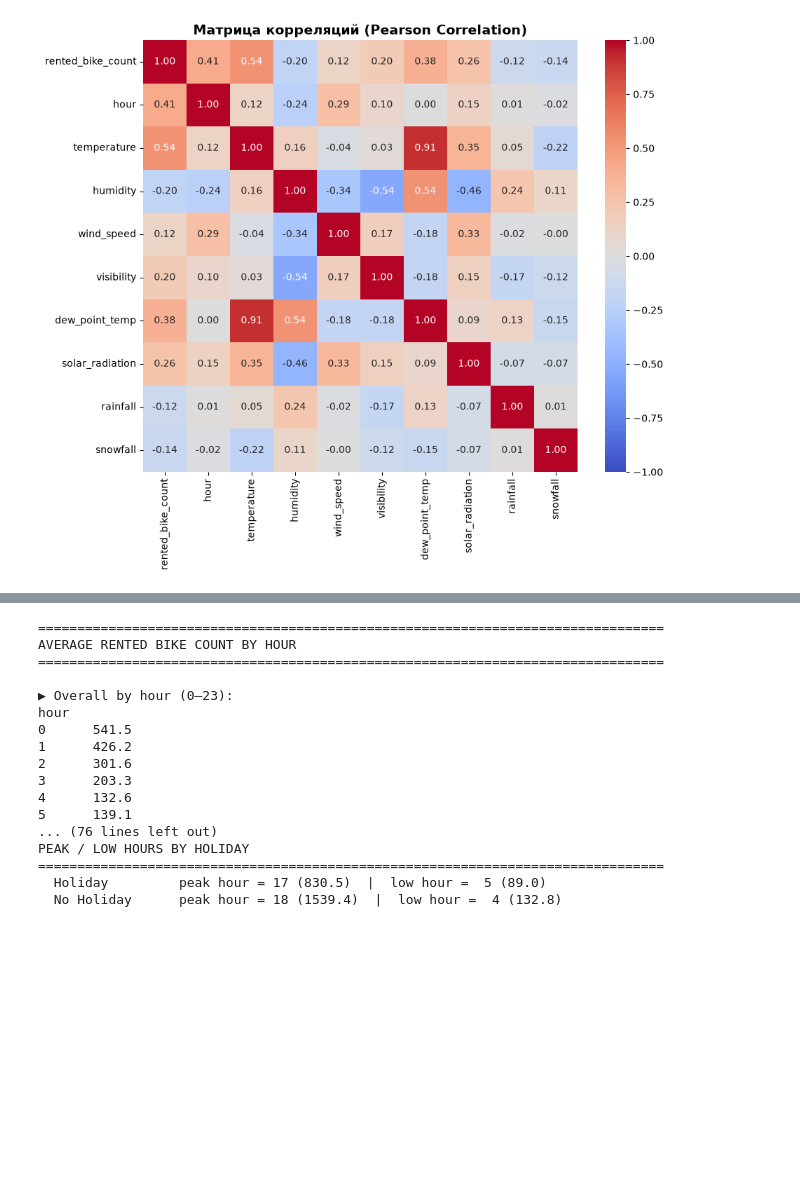
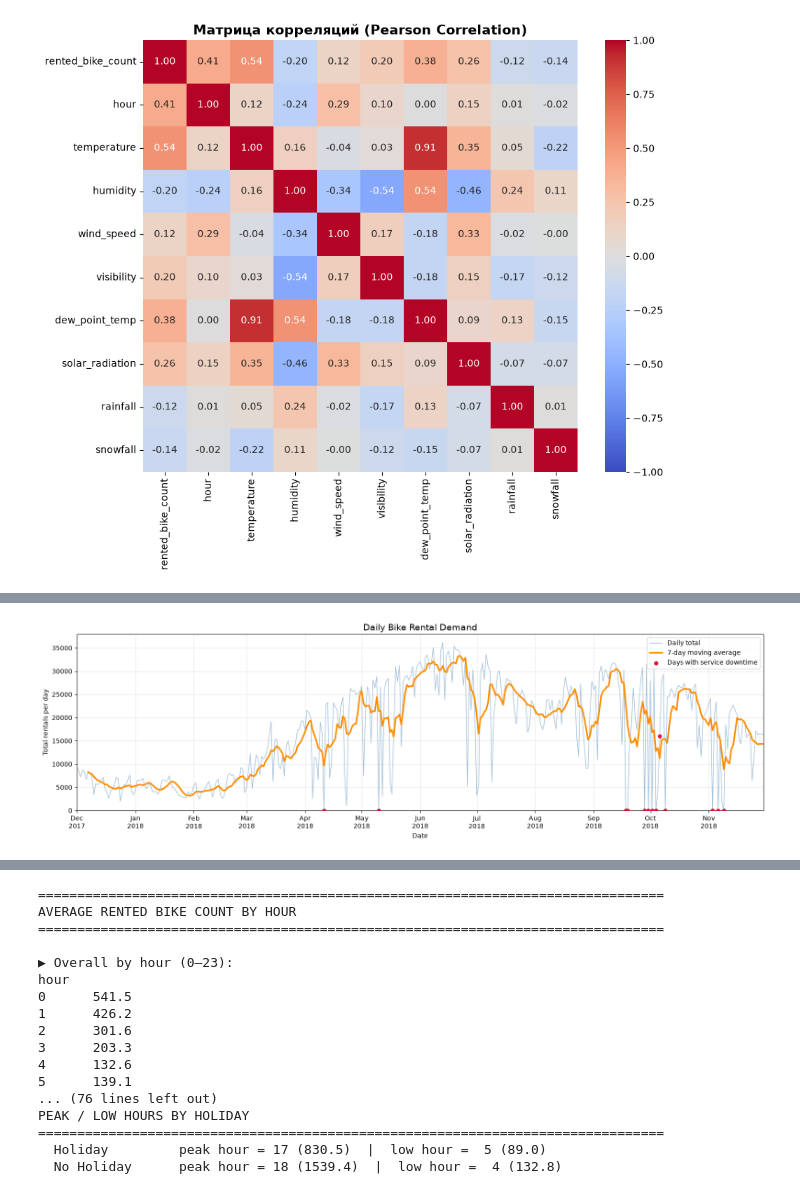
Before and after one commit to Vatman30000/Project_Practicum_team_13, a Jupyter notebook: notebooks/eda.ipynb, the cells around one changed output, grey strips where cells are left out. Cells and saved outputs as stored; diff of their text form; code cells hidden in the pictures; blank space fills up the shorter version.

```diff
--- a/notebooks/eda.ipynb
+++ b/notebooks/eda.ipynb
@@ -785,0 +1262,80 @@ plt.show()
+# %%
+import matplotlib.dates as mdates
+import matplotlib.pyplot as plt
+
+daily_demand = (
+    df.groupby("date")["rented_bike_count"]
+    .sum(min_count=1)
+    .sort_index()
+    .rename("daily_rentals")
+    .to_frame()
+)
+
+daily_demand["rolling_mean_7d"] = (
+    daily_demand["daily_rentals"]
+    .rolling(window=7, min_periods=7)
+    .mean()
+)
+
+if "functioning_day" in df.columns:
+    non_operating_hours = (
+        df["functioning_day"]
+        .eq("No")
+        .groupby(df["date"])
+        .sum()
+    )
+
+    daily_demand["non_operating_hours"] = (
+        non_operating_hours.reindex(daily_demand.index, fill_value=0)
+    )
+
+fig, ax = plt.subplots(figsize=(16, 5))
+
+ax.plot(
+    daily_demand.index,
+    daily_demand["daily_rentals"],
+    color="steelblue",
+    linewidth=1,
+    alpha=0.5,
+    label="Daily total",
+)
+
+ax.plot(
+    daily_demand.index,
+    daily_demand["rolling_mean_7d"],
+    color="darkorange",
+    linewidth=2.5,
+    label="7-day moving average",
+)
+
+if "non_operating_hours" in daily_demand.columns:
+    affected_days = daily_demand[
+        daily_demand["non_operating_hours"] > 0
+    ]
+
+    if not affected_days.empty:
+        ax.scatter(
+            affected_days.index,
+            affected_days["daily_rentals"],
+            color="crimson",
+            s=30,
+            zorder=3,
+            label="Days with service downtime",
+        )
+
+ax.set_title("Daily Bike Rental Demand", fontsize=14)
+ax.set_xlabel("Date")
+ax.set_ylabel("Total rentals per day")
+
+ax.xaxis.set_major_locator(mdates.MonthLocator())
+ax.xaxis.set_major_formatter(mdates.DateFormatter("%b\n%Y"))
+
+ax.set_xlim(daily_demand.index.min(), daily_demand.index.max())
+ax.set_ylim(bottom=0)
+ax.grid(True, alpha=0.3)
+ax.legend()
+
+fig.tight_layout()
+plt.show()
+# %% [output]
+[figure, added]
```
Also changed, not shown: parts of 38 cells of this notebook, 6 other files.
